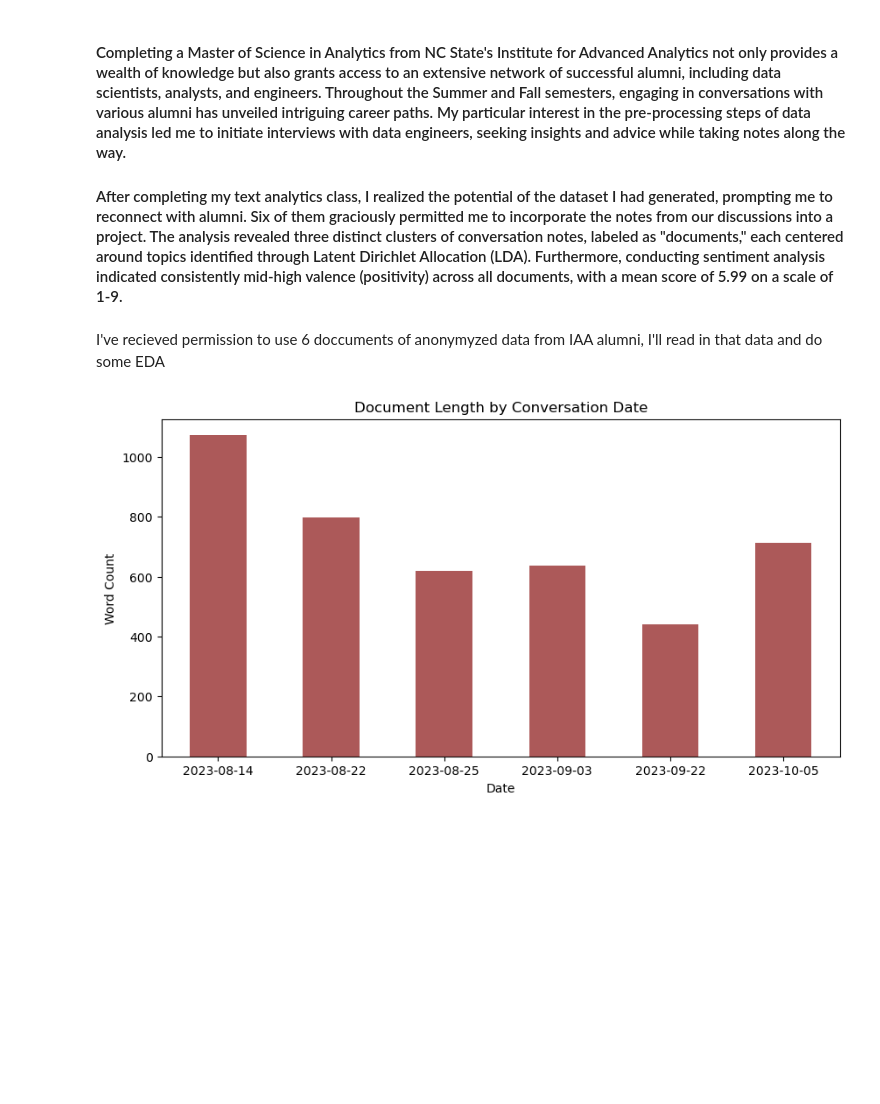
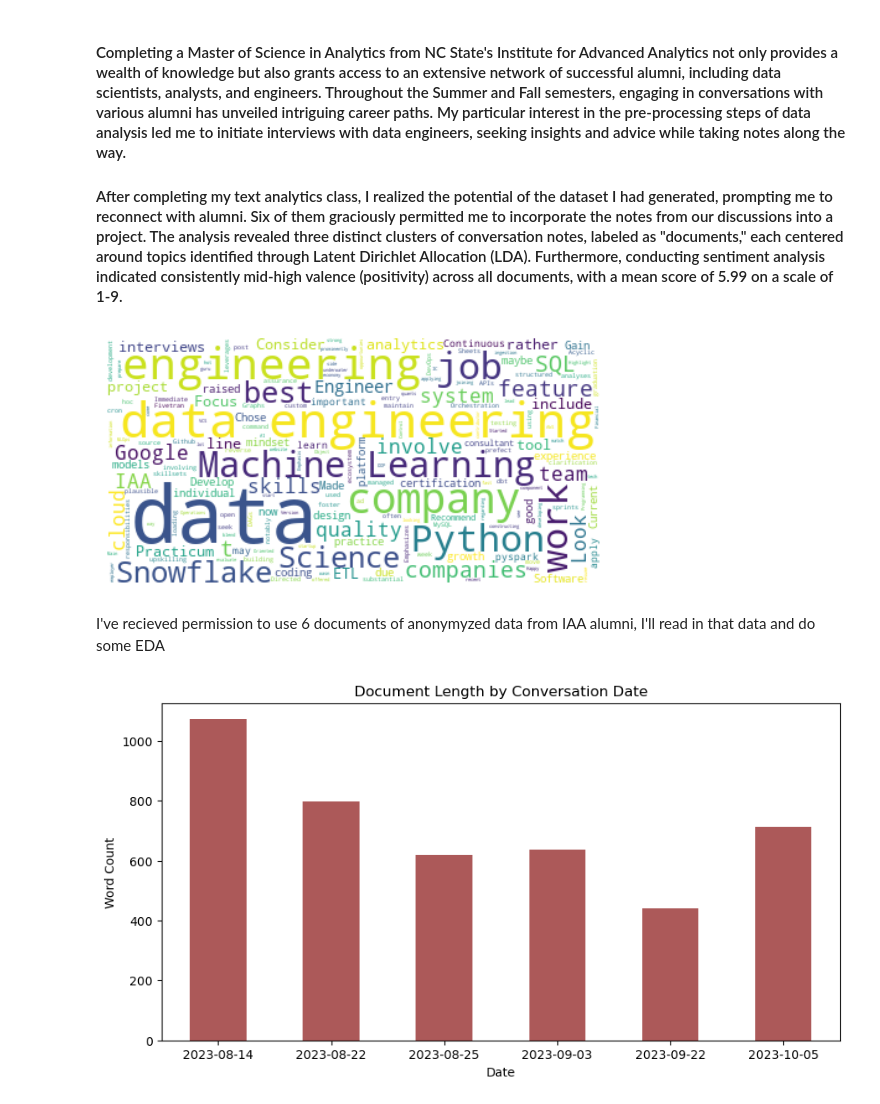
Before and after one commit to brown-science/LinkedIn-NLP, a Jupyter notebook: main.ipynb, the cells around one changed output. Drawn from its saved outputs; the diff is of its cells as text; code cells hidden in the pictures; blank space fills up the shorter version.

```diff
--- a/main.ipynb
+++ b/main.ipynb
@@ -2,6 +2,22 @@
 #### Completing a Master of Science in Analytics from NC State's Institute for Advanced Analytics not only provides a wealth of knowledge but also grants access to an extensive network of successful alumni, including data scientists, analysts, and engineers. Throughout the Summer and Fall semesters, engaging in conversations with various alumni has unveiled intriguing career paths. My particular interest in the pre-processing steps of data analysis led me to initiate interviews with data engineers, seeking insights and advice while taking notes along the way.
 
 #### After completing my text analytics class, I realized the potential of the dataset I had generated, prompting me to reconnect with alumni. Six of them graciously permitted me to incorporate the notes from our discussions into a project. The analysis revealed three distinct clusters of conversation notes, labeled as "documents," each centered around topics identified through Latent Dirichlet Allocation (LDA). Furthermore, conducting sentiment analysis indicated consistently mid-high valence (positivity) across all documents, with a mean score of 5.99 on a scale of 1-9.
+# %%
+import warnings
+warnings.filterwarnings('ignore')
+from wordcloud import WordCloud, STOPWORDS, ImageColorGenerator
+import pandas as pd
+import numpy as np
+import matplotlib.pyplot as plt
+data = pd.read_csv("data.csv") # Load data
+text = " ".join(doc for doc in data.notes)
+stopwords = set(STOPWORDS)
+wordcloud = WordCloud(stopwords=stopwords, background_color="white").generate(text)
+plt.imshow(wordcloud, interpolation='bilinear')
+plt.axis("off")
+plt.show()
+# %% [output]
+[figure, added]
 # %% [markdown]
-I've recieved permission to use 6 doccuments of anonymyzed data from IAA alumni, I'll read in that data and do some EDA
+I've recieved permission to use 6 documents of anonymyzed data from IAA alumni, I'll read in that data and do some EDA
 # %%
```
Also changed, not shown: parts of 1 cell of this notebook.
